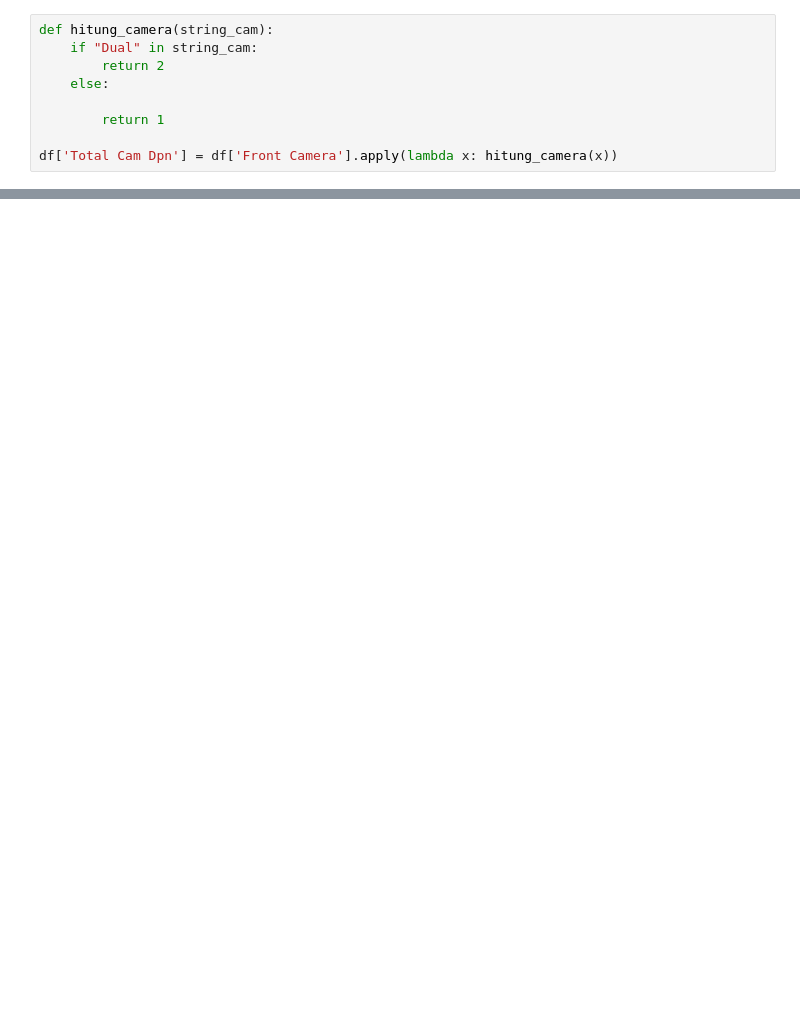
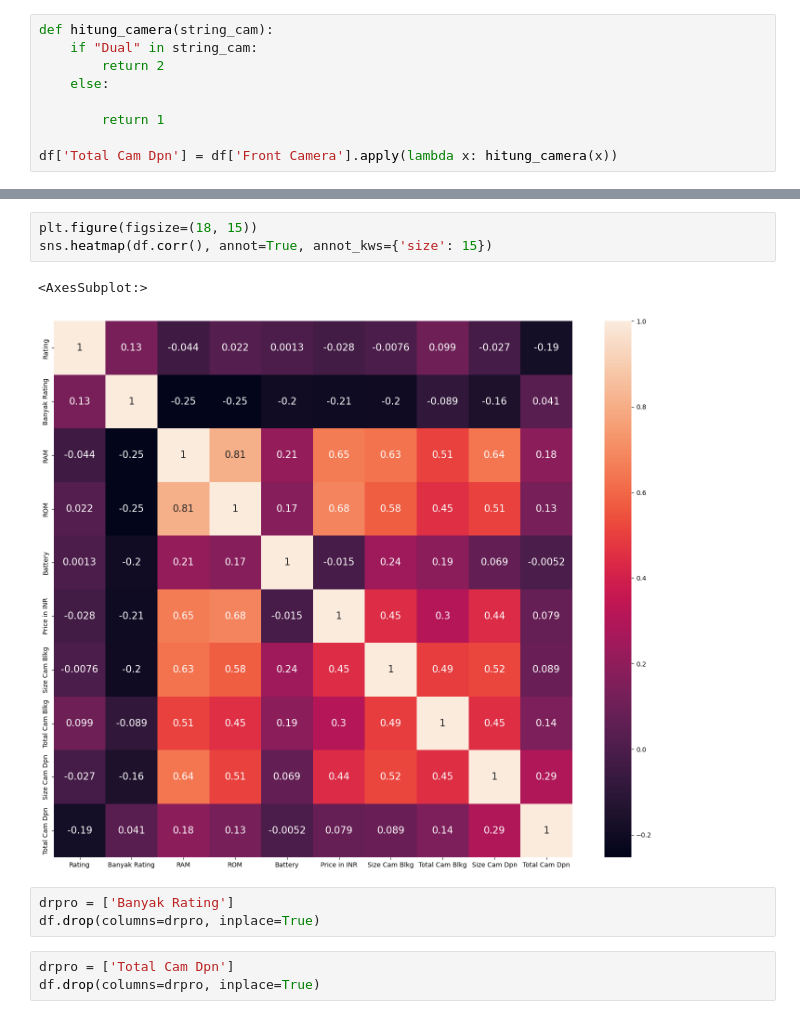
Before and after one commit to meiditaathfl05/TUGAS-REKRU, a Jupyter notebook: regresi.ipynb, the cells around one changed output, grey strips where cells are left out. Drawn from its saved outputs; the diff is of its cells as text; blank space fills up the shorter version.

```diff
--- a/regresi.ipynb
+++ b/regresi.ipynb
@@ -408 +564,13 @@ df
 1252 rows × 12 columns
+# %%
+plt.figure(figsize=(18, 15))
+sns.heatmap(df.corr(), annot=True, annot_kws={'size': 15})
+# %% [output]
+<AxesSubplot:>
+[figure, added]
+# %%
+drpro = ['Banyak Rating']
+df.drop(columns=drpro, inplace=True)
+# %%
+drpro = ['Total Cam Dpn']
+df.drop(columns=drpro, inplace=True)
```
Also changed, not shown: parts of 41 cells of this notebook, 3 other files.
